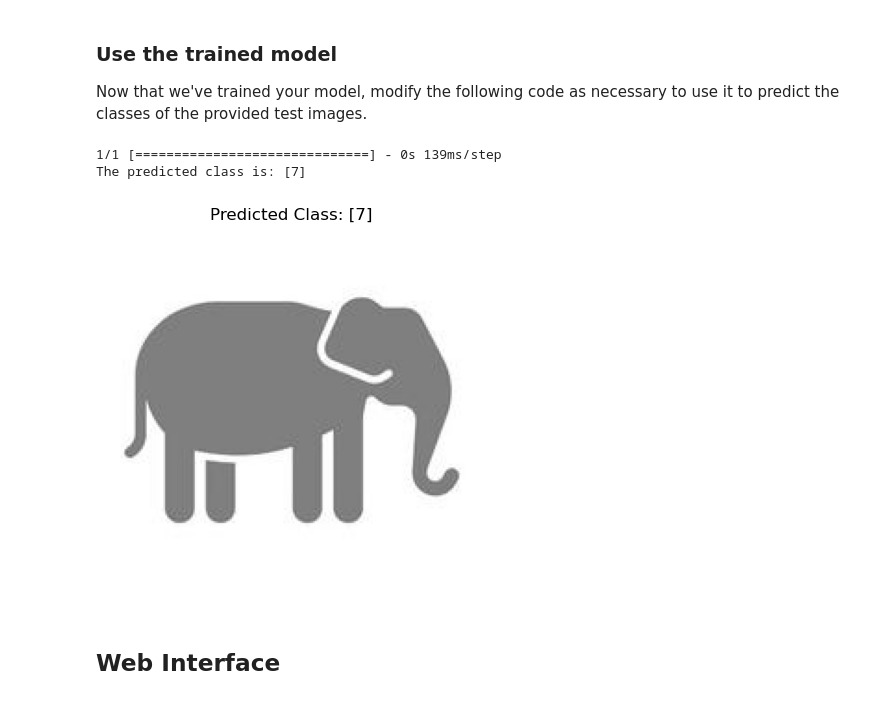
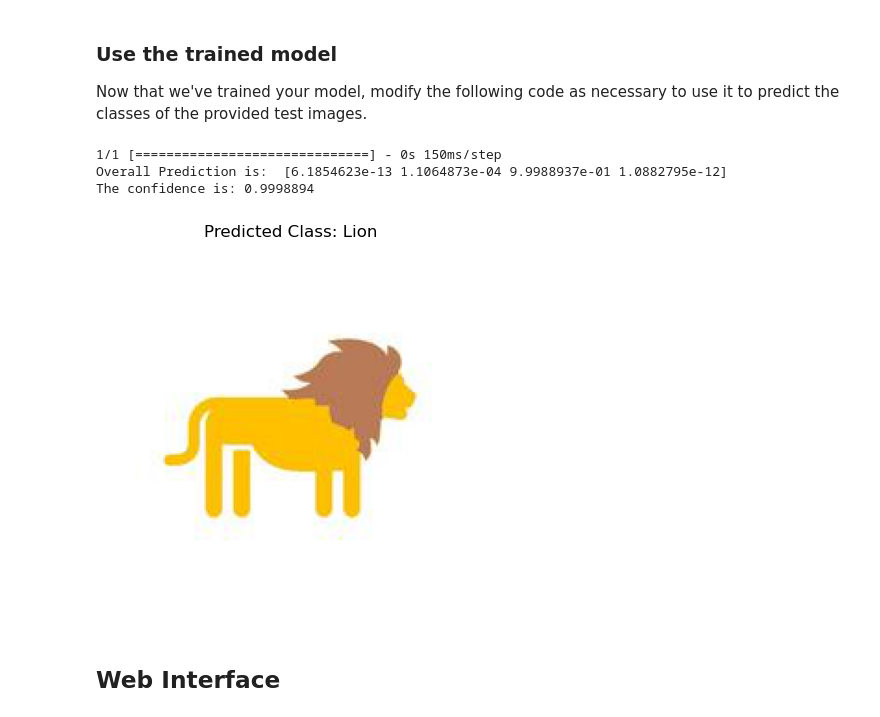
Before and after one commit to Henkomeyer/CNN-Safari-Prediction-Model-MLG_382_Project_1_Group_6-, a Jupyter notebook: MLG382_Safari_CNN_Project.ipynb, the cells around one changed output. Drawn from its saved outputs; the diff is of its cells as text; code cells hidden in the pictures.

```diff
--- a/MLG382_Safari_CNN_Project.ipynb
+++ b/MLG382_Safari_CNN_Project.ipynb
@@ -15,7 +15,7 @@ import matplotlib.image as mpimg
 
 # The images are in the data/shapes folder
 # You need to change the data_path to match the location of your images
-data_path = "/Users/henko/Downloads/Project/safari/safari/training"
+data_path = "safari/safari/training"
 # Get the class names
 classes = os.listdir(data_path)
 classes.sort()
@@ -214,28 +243,31 @@ def load_and_preprocess_image(image_path):
     return img_array
 # %%
 from PIL import Image
+labels = ["Elephant","Giraffe","Lion","Zebra"]
 # Replace 'test.jpg' with the path of the image you want to predict
-img_path = 'safari/safari/test/elephant.jpg'
+img_path = 'safari/safari/training/lion/1.jpg'
 img_array = load_and_preprocess_image(img_path)
 
 # Use the model to predict the class
 predictions = model.predict(img_array)
+predictions = predictions[0]
 
 # The model returns a probability value for each class
 # The one with the highest probability is the predicted class
-predicted_class = np.argmax(predictions, axis=1)
+predicted_class = np.argmax(predictions)
 
-print("The predicted class is:", predicted_class)
-
+print("Overall Prediction is: ", predictions)
+print("The confidence is:",predictions[predicted_class])
 img = Image.open(img_path)
 plt.imshow(img)
-plt.title(f'Predicted Class: {predicted_class}')
+plt.title(f'Predicted Class: {labels[predicted_class]}')
 plt.axis('off')
 plt.show()
 # %% [output]
-1/1 [==============================] - 0s 139ms/step
-The predicted class is: [7]
+1/1 [==============================] - 0s 150ms/step
+Overall Prediction is:  [6.1854623e-13 1.1064873e-04 9.9988937e-01 1.0882795e-12]
+The confidence is: 0.9998894
-[figure, old version]
+[figure, new version]
 # %% [markdown]
 ## Web Interface
 # %%
```
Also changed, not shown: parts of 9 cells of this notebook, 3 other files.
